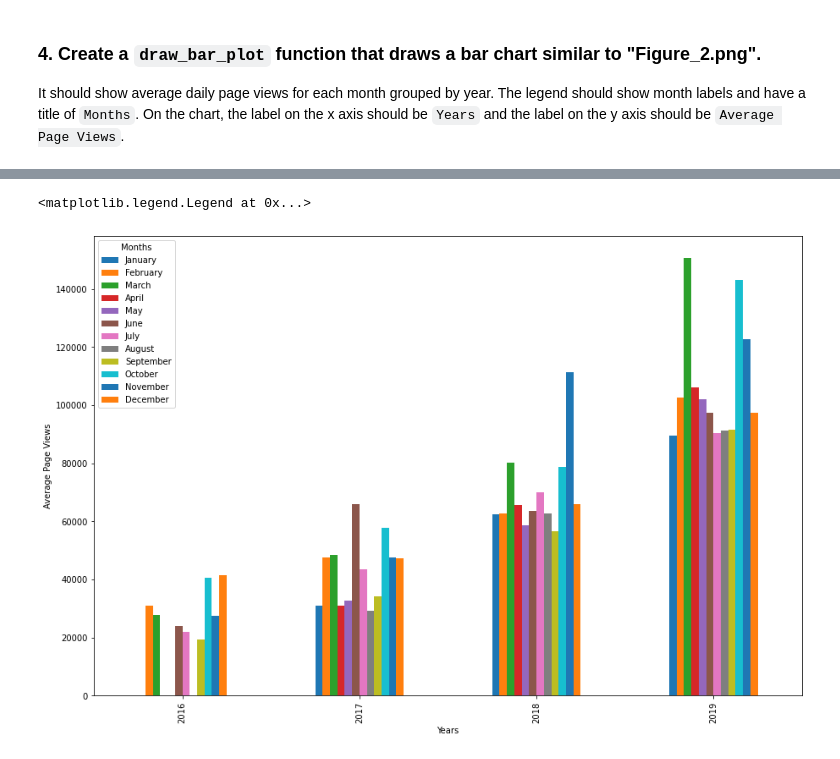
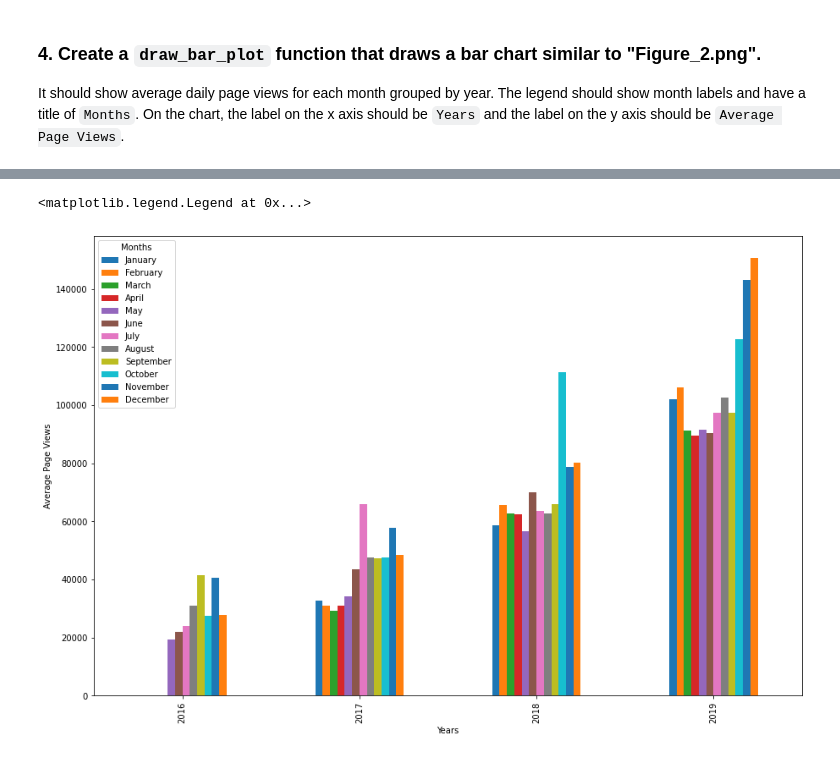
Before and after one commit to thaynanff/Data-Science-Projects, a Jupyter notebook: Data Science and Analytics/4. Page View Time Series Visualizer/Page View Time Series Visualizer.ipynb, the cells around one changed output, grey strips where cells are left out. Cells and saved outputs as stored; diff of their text form; code cells hidden in the pictures.

```diff
--- a/Data Science and Analytics/4. Page View Time Series Visualizer/Page View Time Series Visualizer.ipynb
+++ b/Data Science and Analytics/4. Page View Time Series Visualizer/Page View Time Series Visualizer.ipynb
@@ -78,12 +78,10 @@ df_bar = df.copy()
 
 
 df_bar['Years'] = df_bar.index.year
-df_bar['month_num'] = df_bar.index.month
-df_bar['Months'] = df_bar.index.month_name()
+df_bar['Months'] = df_bar.index.month
 
-df_bar = df_bar.sort_values(by='month_num')
-
-legend = df_bar.index.month_name().unique()
+month_names=['January', 'February', 'March', 'April', 'May', 'June', 'July',
+             'August', 'September', 'October', 'November', 'December']
 
 df_bar.head(10)
 # %% [output]
@@ -102,6 +100,6 @@ df_bar.head(10)
 # %%
-df_bar = df_bar.groupby(['Years', 'Months'])['value'].mean().sort_index()
+df_bar = df_bar.groupby(['Years', 'Months'])['value'].mean()
 df_bar = df_bar.unstack()
 
-df_bar.head(10)
+df_bar
 # %% [output]
@@ -114,10 +112,10 @@ df_bar.head(10)
 # %%
 fig = df_bar.plot.bar(figsize=(15,10)).figure
 
 
 plt.xlabel('Years')
 plt.ylabel('Average Page Views')
-plt.legend(title='Months', labels=legend)
+plt.legend(title='Months', labels=month_names)
 # %% [output]
 <matplotlib.legend.Legend at 0x...>
-[figure, old version]
+[figure, new version]
```
Also changed, not shown: parts of 4 cells of this notebook.
